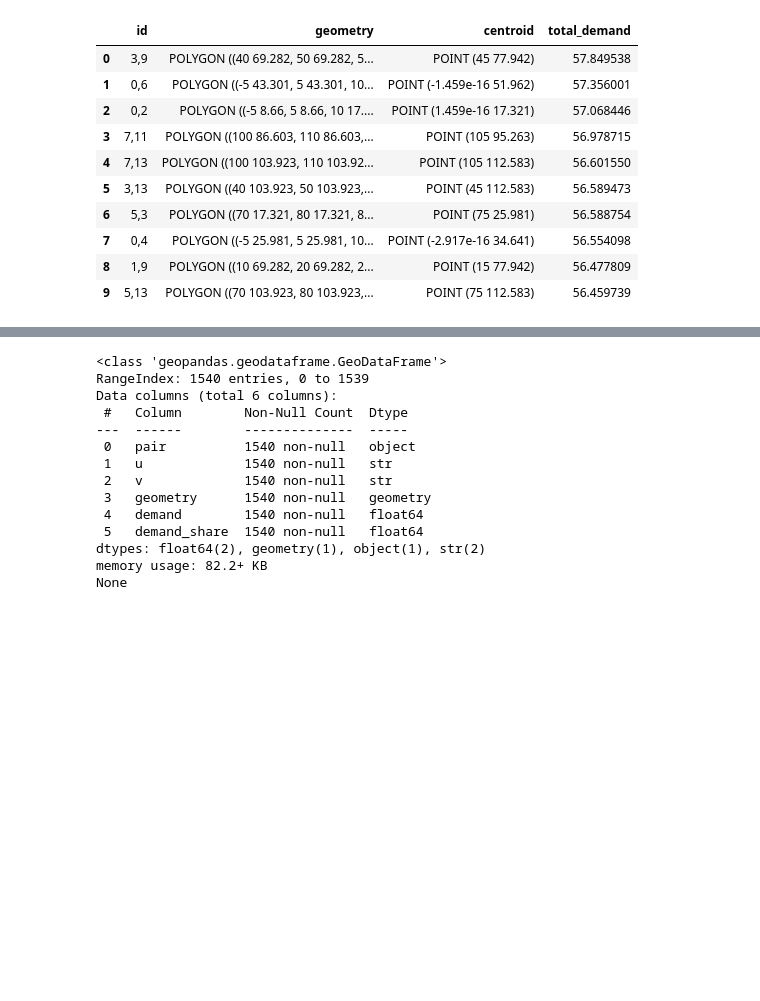
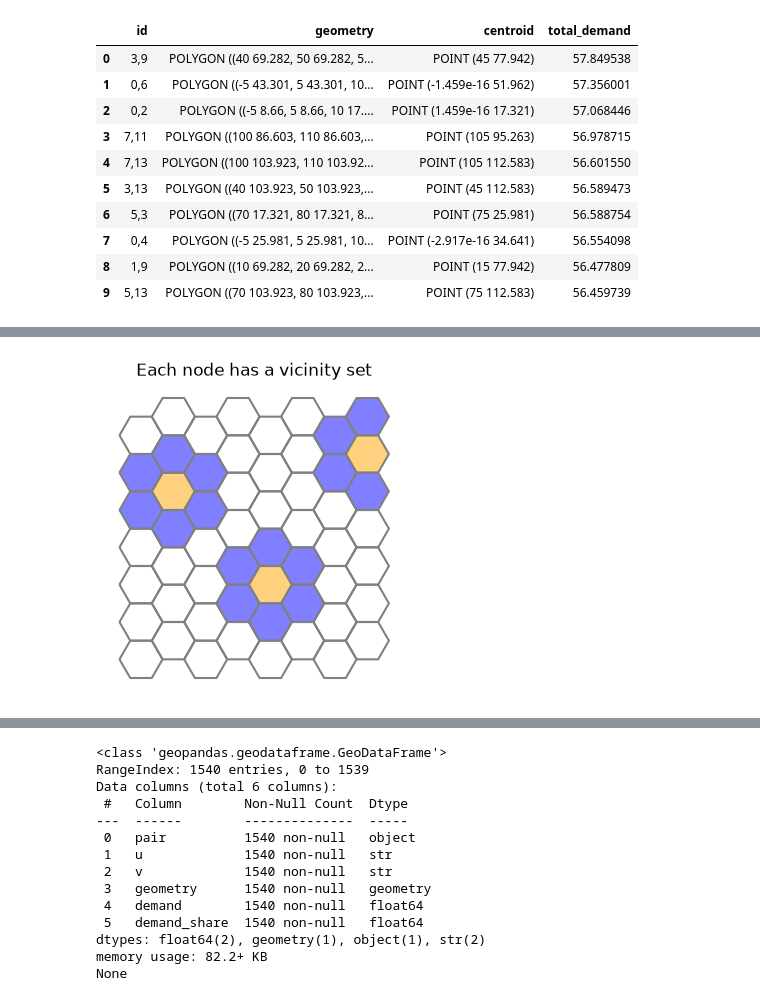
Before and after one commit to anyonectl/bicycle-network, a Jupyter notebook: code/initial/ga_mvp.ipynb, the cells around one changed output, grey strips where cells are left out. Drawn from its saved outputs; the diff is of its cells as text; code cells hidden in the pictures; blank space fills up the shorter version.

```diff
--- a/code/initial/ga_mvp.ipynb
+++ b/code/initial/ga_mvp.ipynb
@@ -344,0 +347,14 @@ cube: (0,3,-3)
+# %%
+seed_points['cell_id'] = seed_points['id'].apply(lambda s: numeric_id(s))
+
+# Anastassia's code for VNS plot
+fig, ax = plt.subplots(1,1, figsize = (4,4))
+seed_points.boundary.plot(ax=ax, color = "grey")
+for i in [(7.0, 11.0), (4.0, 4.0), (1.0, 9.0)]:
+    seed_points[seed_points.cell_id==i].plot(ax=ax, color = "orange", alpha = 0.5)
+    seed_points[seed_points.cell_id.isin(seed_points.loc[seed_points.cell_id==i, "vns"].values[0])].plot(ax=ax, color = "blue", alpha = 0.5)
+ax.set_axis_off()
+ax.set_title("Each node has a vicinity set")
+plt.show()
+# %% [output]
+[figure, added]
```
Also changed, not shown: parts of 7 cells of this notebook, 1 other file.
